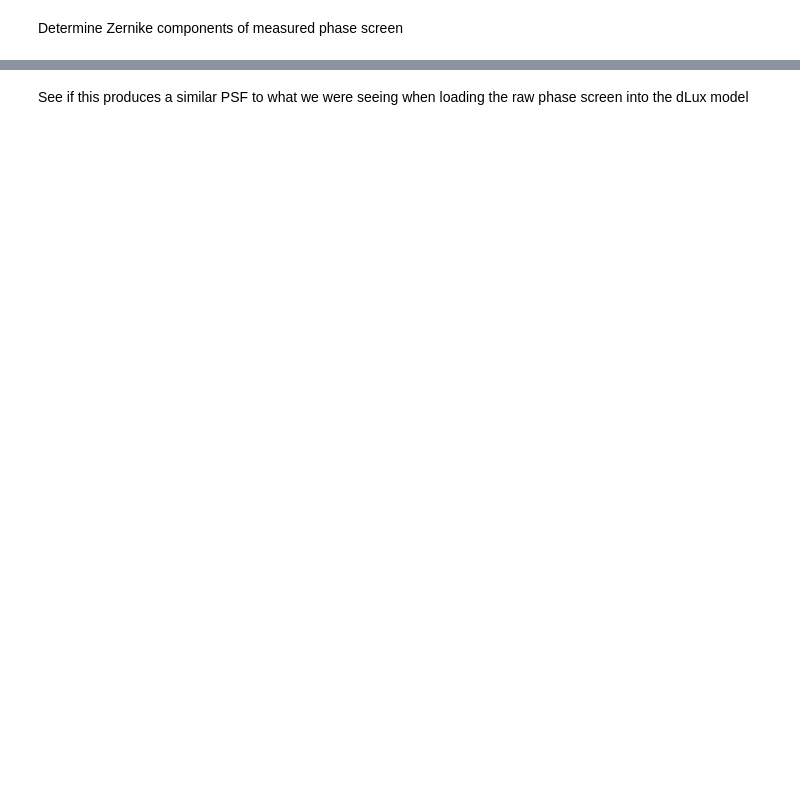
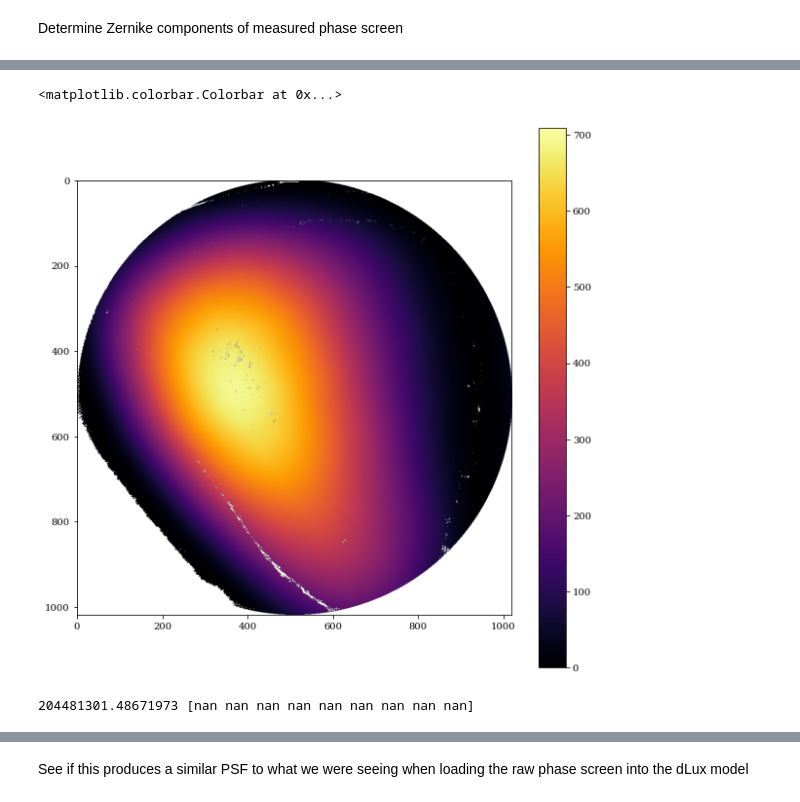
Before and after one commit to TolimanSpace/toliman_dp_design_testing, a Jupyter notebook: Gluing_Characterisation.ipynb, the cells around one changed output, grey strips where cells are left out. Cells and saved outputs as stored; diff of their text form; code cells hidden in the pictures; blank space fills up the shorter version.

```diff
--- a/Gluing_Characterisation.ipynb
+++ b/Gluing_Characterisation.ipynb
@@ -25,7 +25,7 @@ import jax.random as jr
 import jax.scipy as jsp
 from jax import vmap
 import jax
-jax.config.update("jax_enable_x64", False)
+jax.config.update("jax_enable_x64", True)
 jax.config.update("jax_debug_nans", False)
 jax.config.update('jax_disable_jit', False)
 
@@ -1877 +1903,14 @@ print(loss, grads.coefficients)
+# %%
+loss= loss_fn_diff2_layer(layer=dummy_layer, data=masked_phase_screen)
+
+plt.imshow(loss)
+plt.colorbar()
+# %% [output]
+<matplotlib.colorbar.Colorbar at 0x...>
+[figure, added]
+# %%
+loss, grads = loss_fn_diff2_layer(layer=dummy_layer, data=masked_phase_screen)
+print(loss, grads.coefficients)
+# %% [output]
+204481301.48671973 [nan nan nan nan nan nan nan nan nan]
 # %%
```
Also changed, not shown: parts of 16 cells of this notebook.
